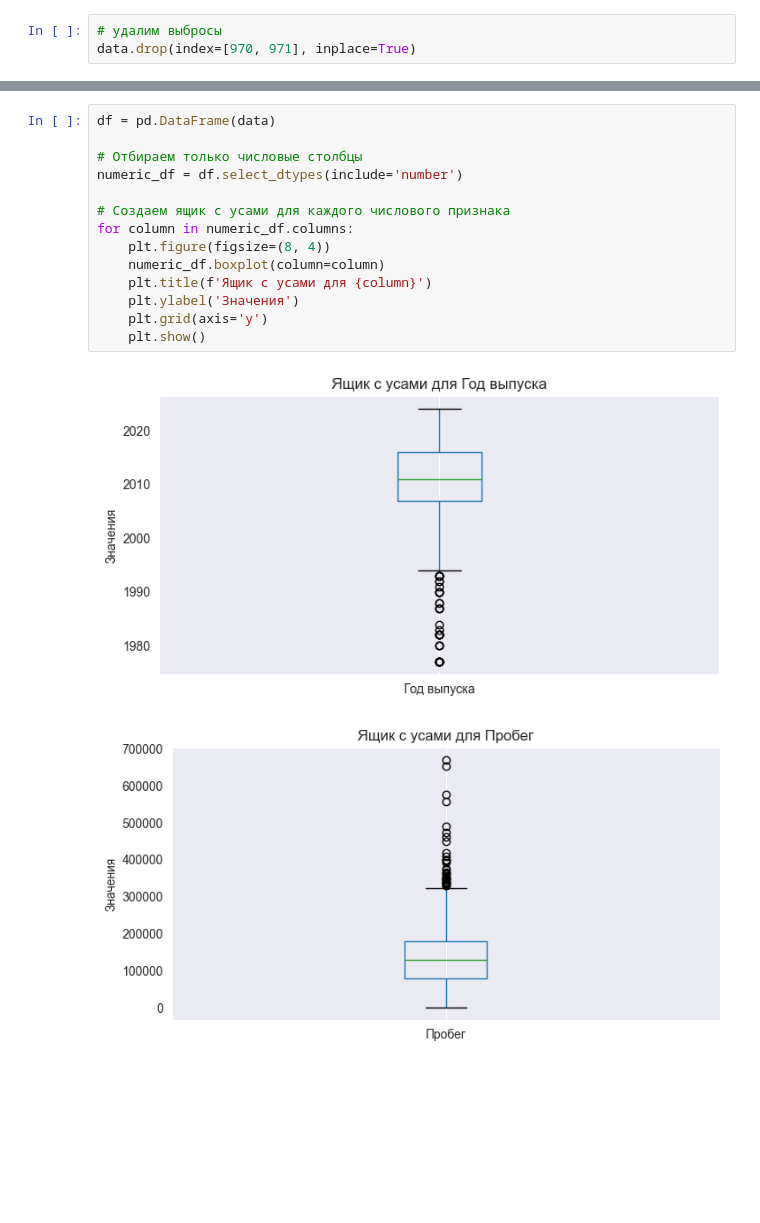
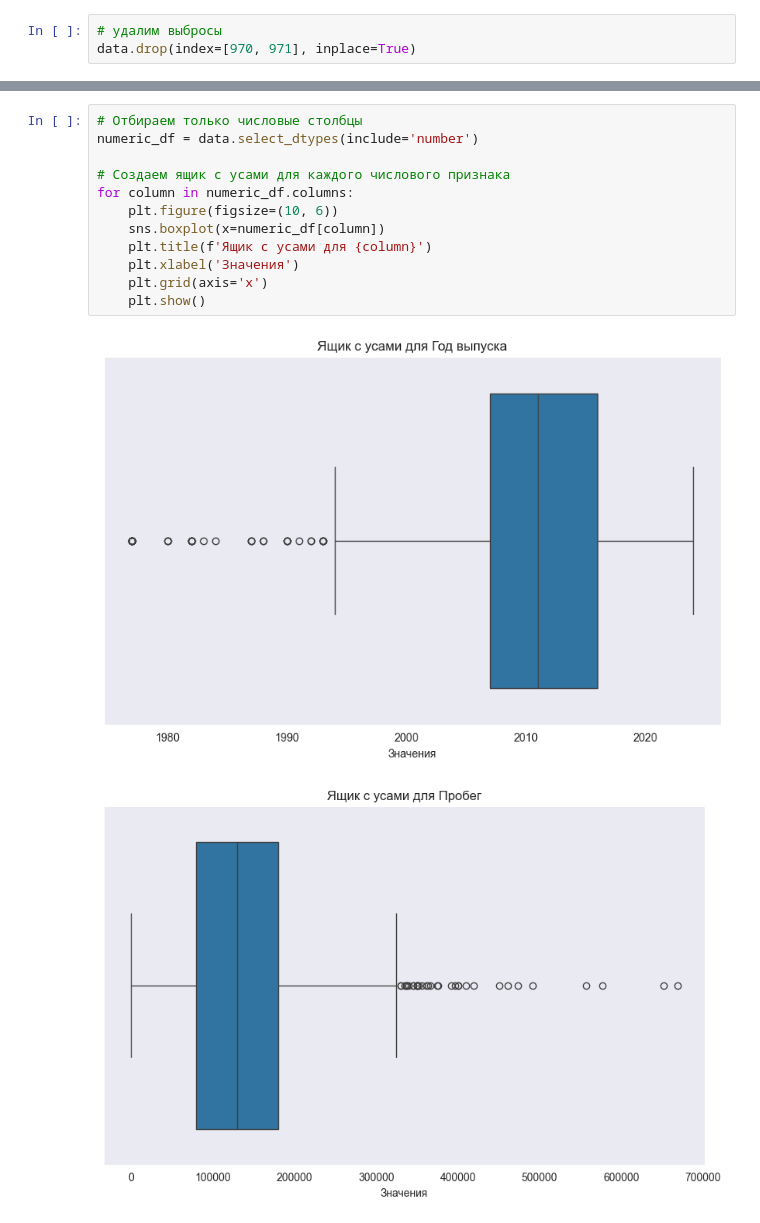
Before and after one commit to DmitryKolbanov/data-science-projects, a Jupyter notebook: car_price/notebooks/emissions.ipynb, the cells around one changed output, grey strips where cells are left out. Drawn from its saved outputs; the diff is of its cells as text; blank space fills up the shorter version.

```diff
--- a/car_price/notebooks/emissions.ipynb
+++ b/car_price/notebooks/emissions.ipynb
@@ -350,19 +350,17 @@ data[numeric_columns].corr()
 | Мощность | 0.229703 | -0.013495 | 0.772654 | 0.670635 | 1.000000 | -0.138380 |
 | Лет в эксплуатации | -0.853092 | 0.665638 | 0.057146 | -0.400894 | -0.138380 | 1.000000 |
 # %%
-df = pd.DataFrame(data)
-
 # Отбираем только числовые столбцы
-numeric_df = df.select_dtypes(include='number')
+numeric_df = data.select_dtypes(include='number')
 
 # Создаем ящик с усами для каждого числового признака
 for column in numeric_df.columns:
-    plt.figure(figsize=(8, 4))
-    numeric_df.boxplot(column=column)
+    plt.figure(figsize=(10, 6))
+    sns.boxplot(x=numeric_df[column])
     plt.title(f'Ящик с усами для {column}')
-    plt.ylabel('Значения')
-    plt.grid(axis='y')
+    plt.xlabel('Значения')
+    plt.grid(axis='x')
     plt.show()
 # %% [output]
-[figure, old version]
+[figure, new version]
-[figure, old version]
+[figure, new version]
```
Also changed, not shown: parts of 9 cells of this notebook.
